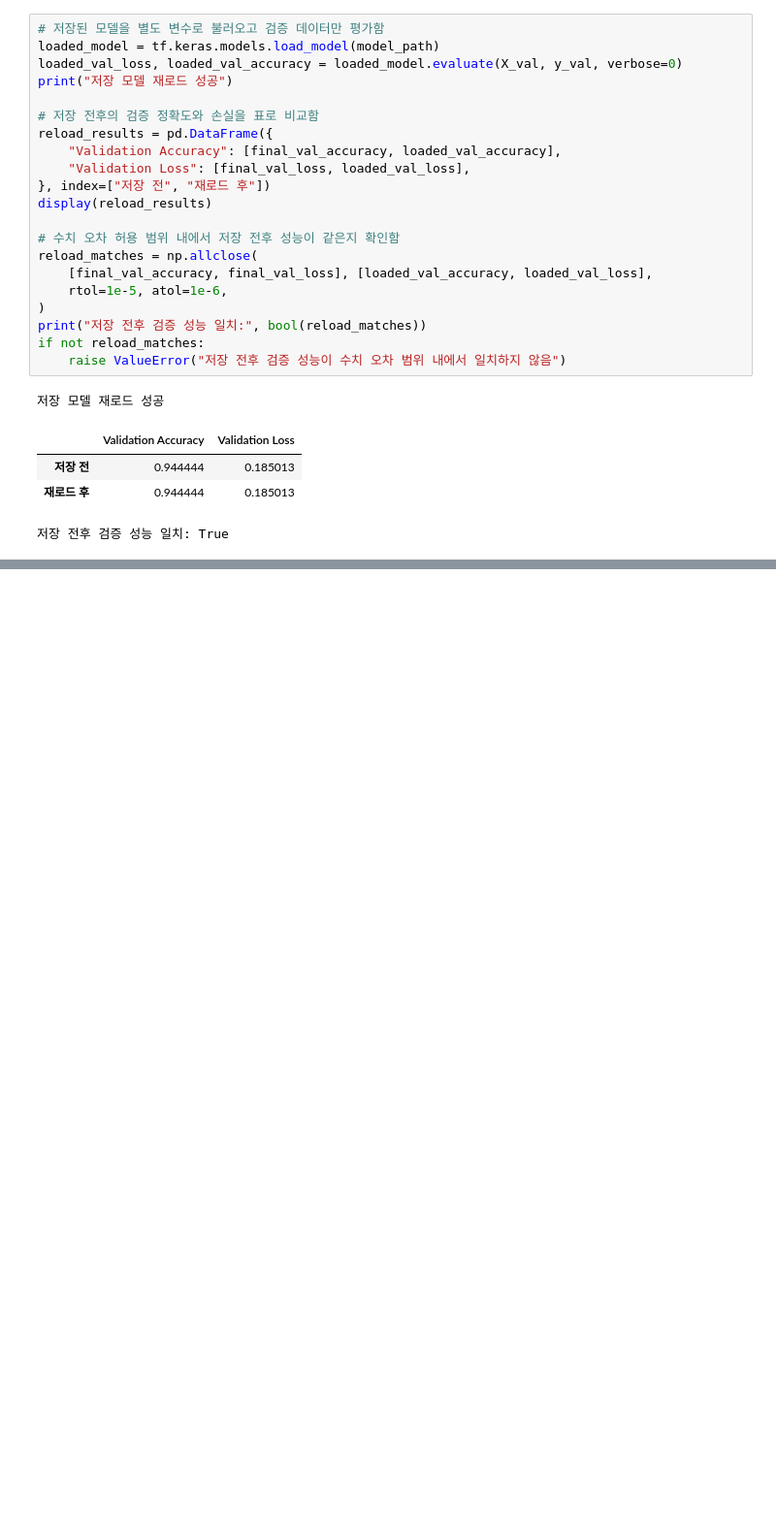
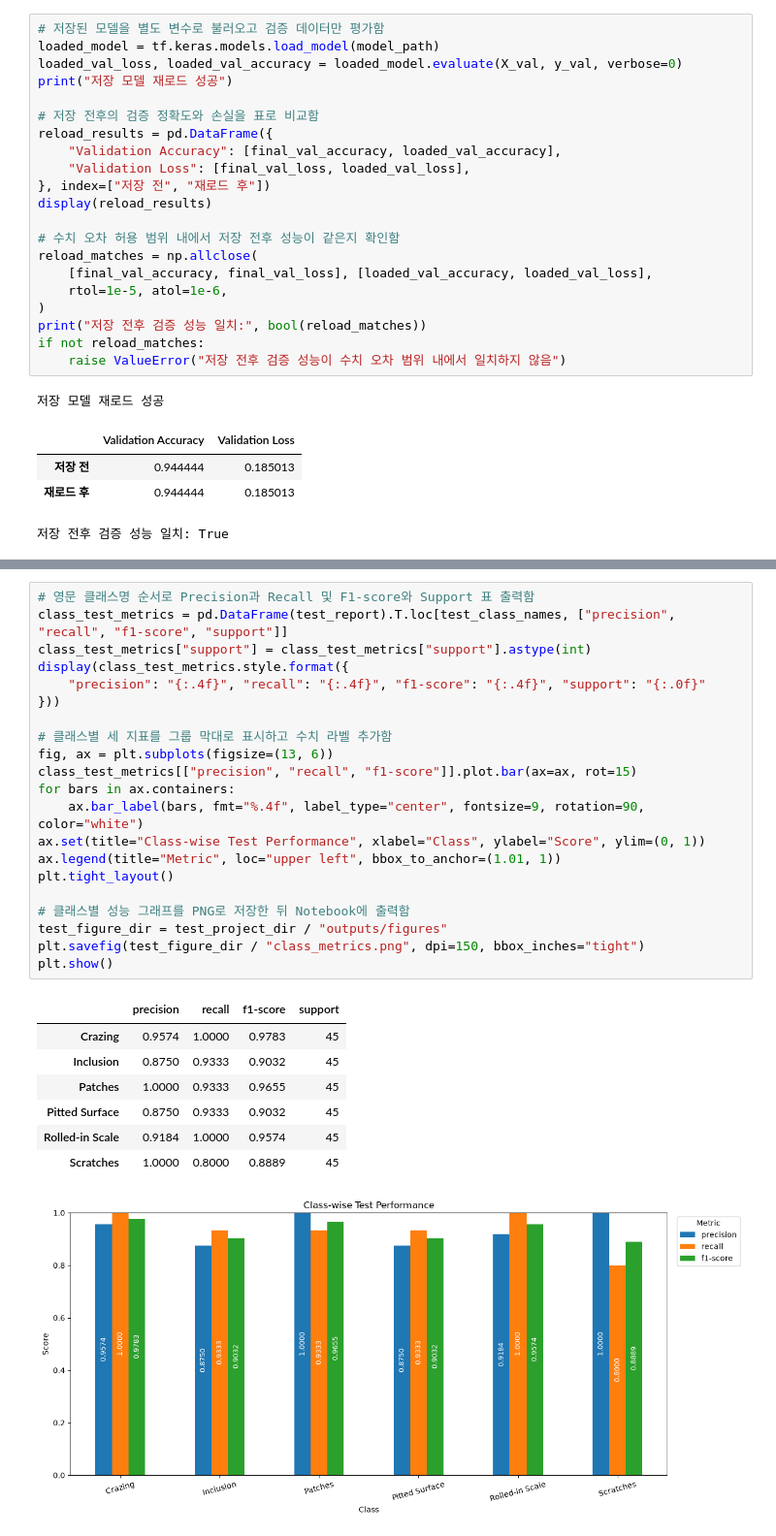
Before and after one commit to dkfjalsj/metal-surface-defect, a Jupyter notebook: metal_defect.ipynb, the cells around one changed output, grey strips where cells are left out. Shown at 97% size. Cells and saved outputs as stored; diff of their text form; blank space fills up the shorter version.

```diff
--- a/metal_defect.ipynb
+++ b/metal_defect.ipynb
@@ -960,0 +1026,30 @@ if not reload_matches:
+# %%
+# 영문 클래스명 순서로 Precision과 Recall 및 F1-score와 Support 표 출력함
+class_test_metrics = pd.DataFrame(test_report).T.loc[test_class_names, ["precision", "recall", "f1-score", "support"]]
+class_test_metrics["support"] = class_test_metrics["support"].astype(int)
+display(class_test_metrics.style.format({
+    "precision": "{:.4f}", "recall": "{:.4f}", "f1-score": "{:.4f}", "support": "{:.0f}"
+}))
+
+# 클래스별 세 지표를 그룹 막대로 표시하고 수치 라벨 추가함
+fig, ax = plt.subplots(figsize=(13, 6))
+class_test_metrics[["precision", "recall", "f1-score"]].plot.bar(ax=ax, rot=15)
+for bars in ax.containers:
+    ax.bar_label(bars, fmt="%.4f", label_type="center", fontsize=9, rotation=90, color="white")
+ax.set(title="Class-wise Test Performance", xlabel="Class", ylabel="Score", ylim=(0, 1))
+ax.legend(title="Metric", loc="upper left", bbox_to_anchor=(1.01, 1))
+plt.tight_layout()
+
+# 클래스별 성능 그래프를 PNG로 저장한 뒤 Notebook에 출력함
+test_figure_dir = test_project_dir / "outputs/figures"
+plt.savefig(test_figure_dir / "class_metrics.png", dpi=150, bbox_inches="tight")
+plt.show()
+# %% [output]
+|  | precision | recall | f1-score | support |
+| Crazing | 0.9574 | 1.0000 | 0.9783 | 45 |
+| Inclusion | 0.8750 | 0.9333 | 0.9032 | 45 |
+| Patches | 1.0000 | 0.9333 | 0.9655 | 45 |
+| Pitted Surface | 0.8750 | 0.9333 | 0.9032 | 45 |
+| Rolled-in Scale | 0.9184 | 1.0000 | 0.9574 | 45 |
+| Scratches | 1.0000 | 0.8000 | 0.8889 | 45 |
+[figure, added]
```
Also changed, not shown: parts of 5 cells of this notebook, 3 other files.
